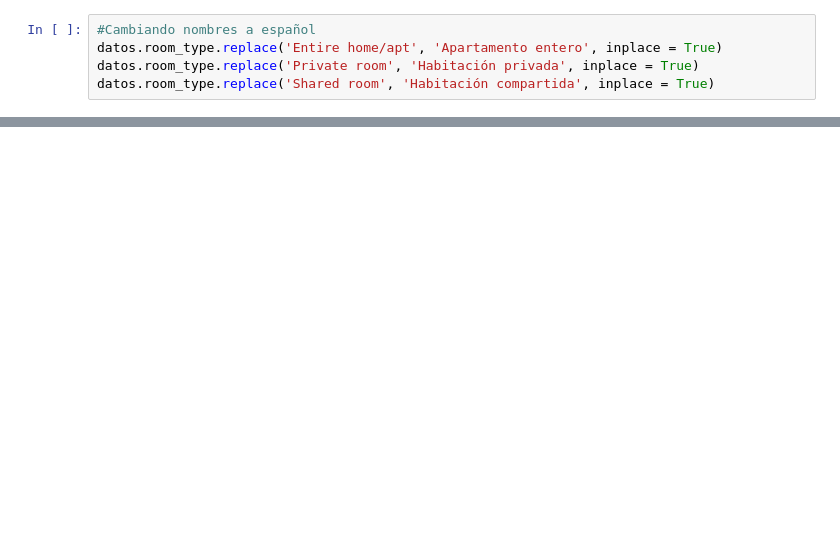
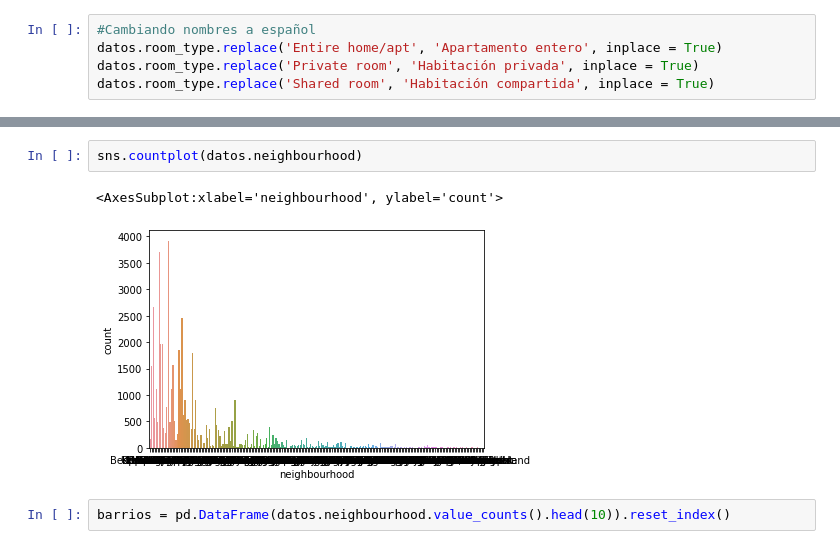
Before and after one commit to monsadan/DataExploration, a Jupyter notebook: Exploring_data.ipynb, the cells around one changed output, grey strips where cells are left out. Drawn from its saved outputs; the diff is of its cells as text; blank space fills up the shorter version.

```diff
--- a/Exploring_data.ipynb
+++ b/Exploring_data.ipynb
@@ -43,0 +157,7 @@ datos.name.value_counts()
+# %%
+sns.countplot(datos.neighbourhood)
+# %% [output]
+<AxesSubplot:xlabel='neighbourhood', ylabel='count'>
+[figure, added]
+# %%
+barrios = pd.DataFrame(datos.neighbourhood.value_counts().head(10)).reset_index()
```
Also changed, not shown: parts of 53 cells of this notebook, 2 other files.
